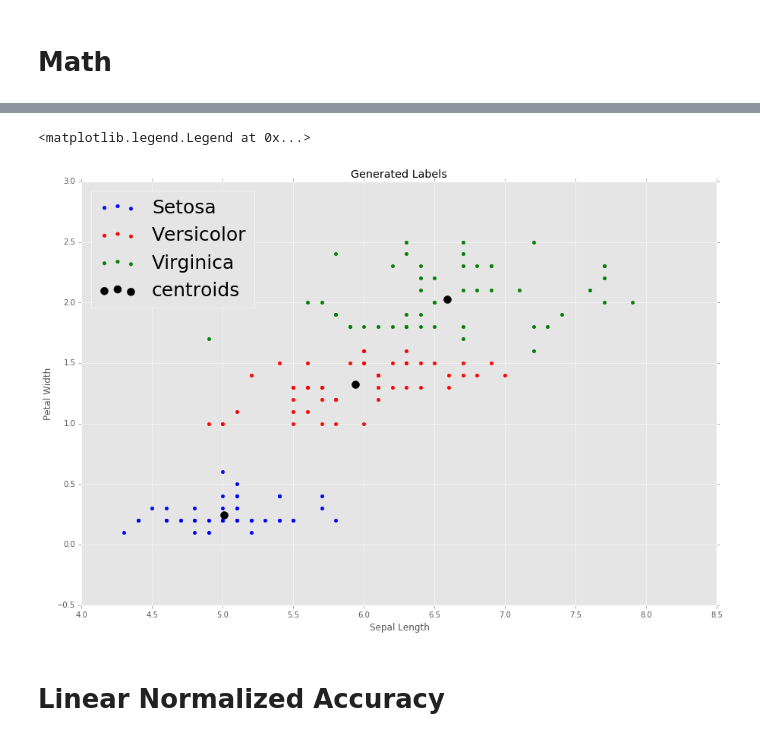
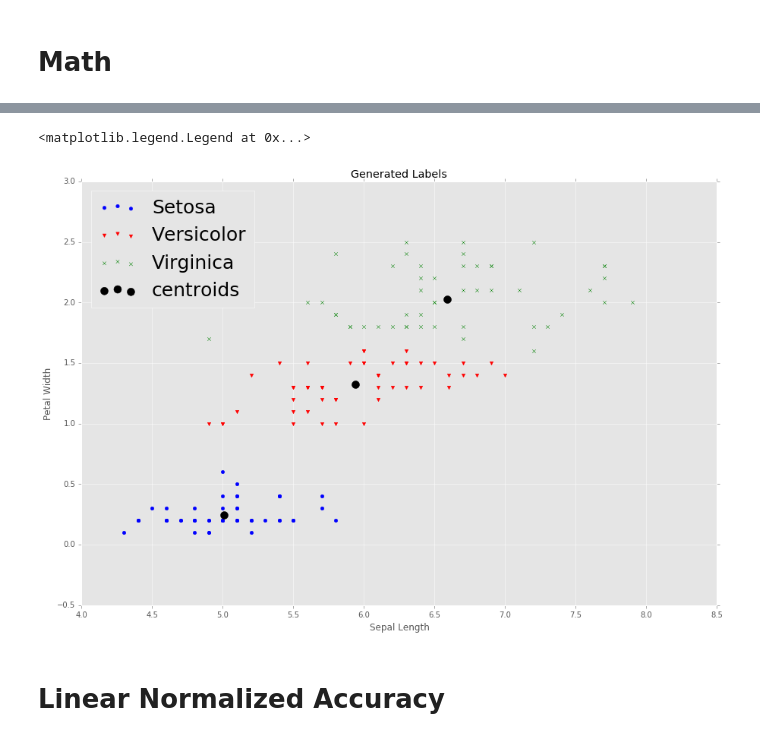
Before and after one commit to ndiamant/bigdata_hw, a Jupyter notebook: GDA.ipynb, the cells around one changed output, grey strips where cells are left out. Drawn from its saved outputs; the diff is of its cells as text; code cells hidden in the pictures.

```diff
--- a/GDA.ipynb
+++ b/GDA.ipynb
@@ -83,17 +81,17 @@ def accuracy(labelX):
 # %%
 plt.figure(figsize=(15, 10))
-plt.scatter(sXf[:,0], sXf[:,1], color = 'b', label = 'Setosa')
-plt.scatter(cXf[:,0], cXf[:,1], color = 'r', label = 'Versicolor')
-plt.scatter(vXf[:,0], vXf[:,1], color = 'g', label = 'Virginica')
+plt.scatter(sXf[:,0], sXf[:,1], color = 'b', label = 'Setosa', marker = 'o')
+plt.scatter(cXf[:,0], cXf[:,1], color = 'r', label = 'Versicolor', marker = 'v')
+plt.scatter(vXf[:,0], vXf[:,1], color = 'g', label = 'Virginica', marker = 'x')
 plt.xlabel('Sepal Length')
 plt.ylabel('Petal Width')
 plt.title('Generated Labels')
 means = np.array(means)
 plt.scatter(means[:,0], means[:,1], label = 'centroids', color = 'k', s = 100)
 plt.legend(loc = 2, prop={'size':25})
 # %% [output]
 <matplotlib.legend.Legend at 0x...>
-[figure, old version]
+[figure, new version]
 # %% [markdown]
 # Linear Normalized Accuracy
 # %%
```
Also changed, not shown: parts of 1 cell of this notebook, 1 other file.
